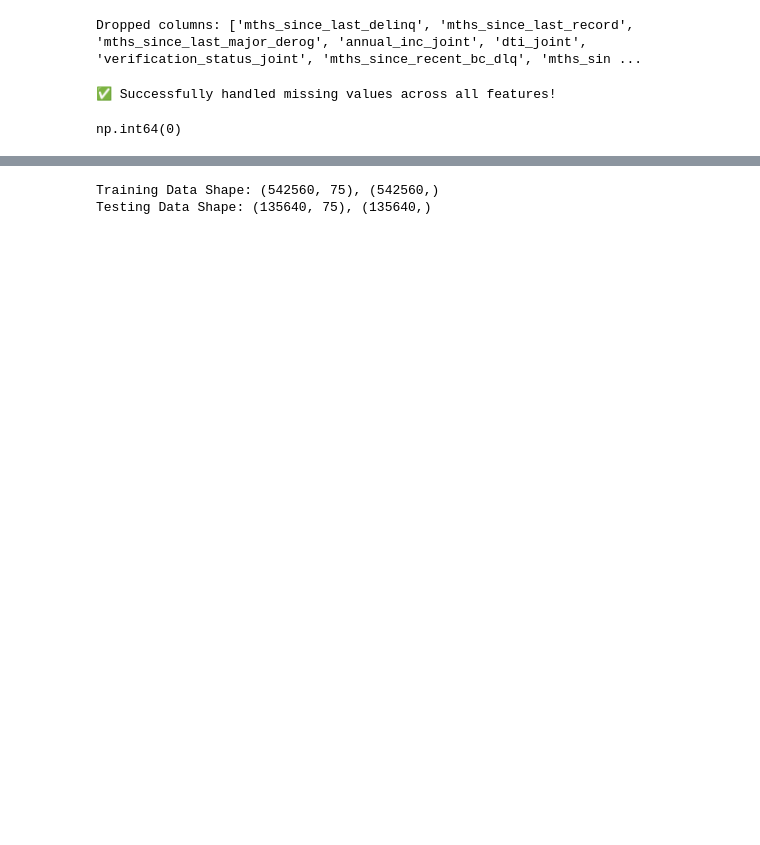
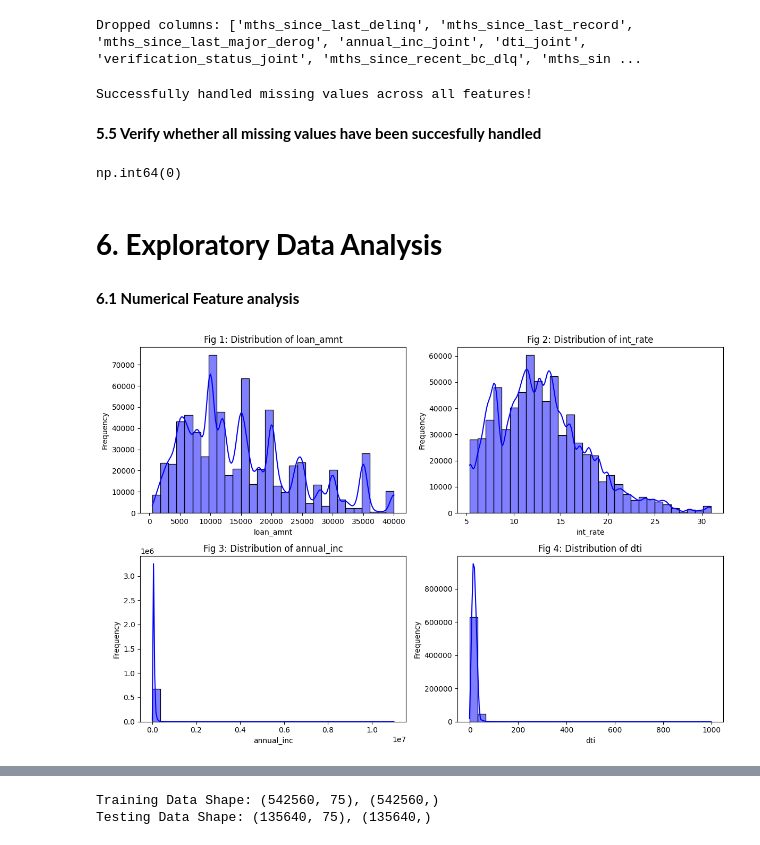
Before and after one commit to jerryorajekwe/Predicting-Loan-Default-Risk-with-Machine-Learning-Models, a Jupyter notebook: loandefaultworkings.ipynb, the cells around one changed output, grey strips where cells are left out. Drawn from its saved outputs; the diff is of its cells as text; code cells hidden in the pictures; blank space fills up the shorter version.

```diff
--- a/loandefaultworkings.ipynb
+++ b/loandefaultworkings.ipynb
@@ -173,8 +201,6 @@ print(f"Dropped columns: {list(columns_to_drop)}")
 # %% [output]
 Dropped columns: ['mths_since_last_delinq', 'mths_since_last_record', 'mths_since_last_major_derog', 'annual_inc_joint', 'dti_joint', 'verification_status_joint', 'mths_since_recent_bc_dlq', 'mths_sin ...
 # %%
-from sklearn.impute import SimpleImputer
-
 # Identify numerical and categorical features
 num_features = loan_data_sample.select_dtypes(include=['float64', 'int64']).columns
 cat_features = loan_data_sample.select_dtypes(include=['object']).columns
@@ -187,10 +213,33 @@ loan_data_sample[num_features] = num_imputer.fit_transform(loan_data_sample[num_
 cat_imputer = SimpleImputer(strategy='most_frequent')
 loan_data_sample[cat_features] = cat_imputer.fit_transform(loan_data_sample[cat_features])
 
-print("✅ Successfully handled missing values across all features!")
+print("Successfully handled missing values across all features!")
 # %% [output]
-✅ Successfully handled missing values across all features!
+Successfully handled missing values across all features!
+# %% [markdown]
+**5.5 Verify whether all missing values have been succesfully handled**
 # %%
 loan_data_sample.isnull().sum().sum()
 # %% [output]
 np.int64(0)
+# %% [markdown]
+# **6. Exploratory Data Analysis**
+# %% [markdown]
+**6.1 Numerical Feature analysis**
+# %%
+# List of numerical variables to analyze
+num_vars = ['loan_amnt', 'int_rate', 'annual_inc', 'dti']
+
+# Plot histograms with figure labels
+plt.figure(figsize=(12, 8))
+for i, var in enumerate(num_vars, 1):
+    plt.subplot(2, 2, i)  # Create subplots
+    sns.histplot(loan_data_sample[var], kde=True, bins=30, color='blue')
+    plt.title(f'Fig {i}: Distribution of {var}')
+    plt.xlabel(var)
+    plt.ylabel('Frequency')
+
+plt.tight_layout()
+plt.show()
+# %% [output]
+[figure, added]
```
Also changed, not shown: parts of 74 cells of this notebook.
